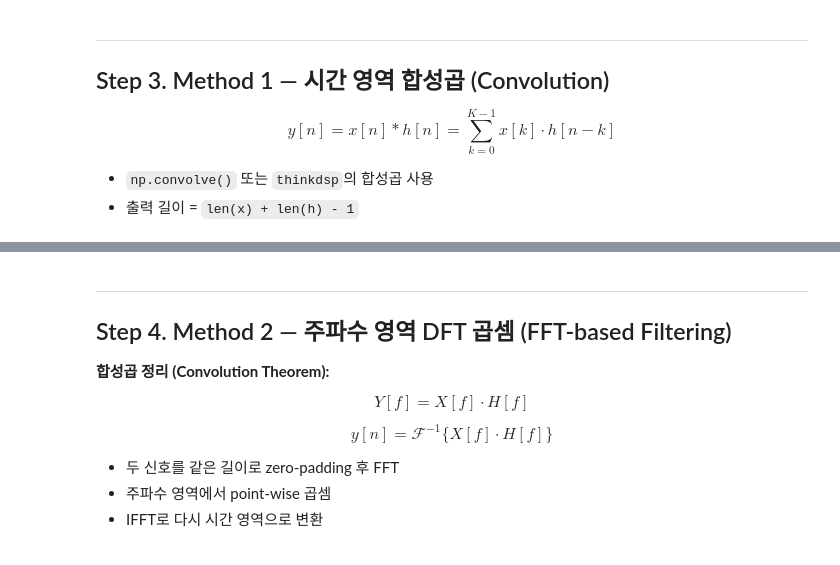
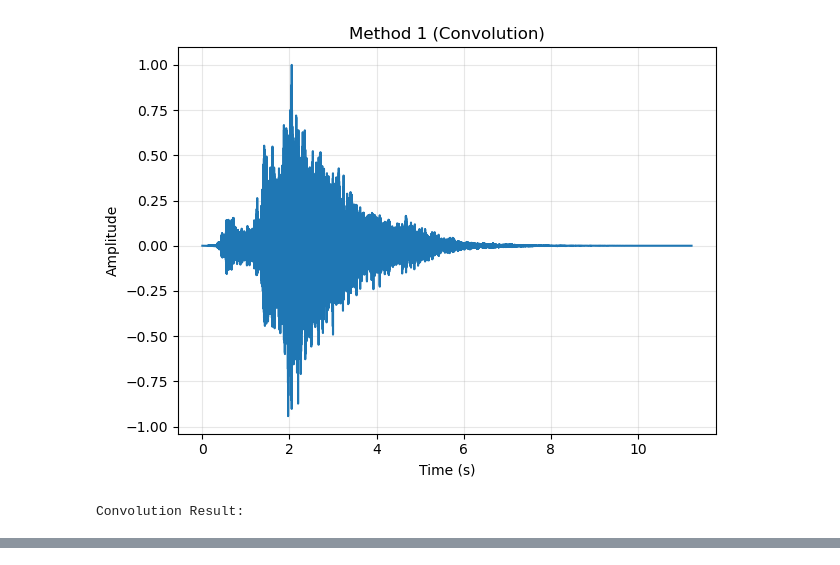
Before and after one commit to alodino/UNIV_ThinkDSP, a Jupyter notebook: code/exercises/ex12_201910936김연수.ipynb, the cells around one changed output, grey strips where cells are left out. Saved outputs shown, nothing was run; the diff lists cells and outputs as text; code cells hidden in the pictures.

```diff
--- a/code/exercises/ex12_201910936김연수.ipynb
+++ b/code/exercises/ex12_201910936김연수.ipynb
@@ -116,9 +78 @@ dry_wave.make_audio()
-# %% [markdown]
----
-## Step 3. Method 1 — 시간 영역 합성곱 (Convolution)
-
-$$y[n] = x[n] * h[n] = \sum_{k=0}^{K-1} x[k] \cdot h[n-k]$$
-
-- `np.convolve()` 또는 `thinkdsp`의 합성곱 사용
-- 출력 길이 = `len(x) + len(h) - 1`
 # %%
@@ -151,13 +101,17 @@ print(f'  출력 길이  : {conv_wave.duration:.3f} sec')
 # %%
-# Method 1 결과 파형 시각화
+# Method 1 Visualization
+
 conv_wave.plot()
-plt.title('Method 1: 시간 영역 합성곱 결과 (Convolution)')
+plt.title('Method 1 (Convolution)')
 plt.xlabel('Time (s)')
 plt.ylabel('Amplitude')
 plt.grid(True, alpha=0.3)
 plt.tight_layout()
 plt.show()
 
-# 청취
-print('▶ Method 1 결과 재생 (Convolution):')
+# Sound Result
+print('Convolution Result:')
 conv_wave.make_audio()
+# %% [output]
+[figure, added]
+Convolution Result:
@@ -164,14 +119 @@ conv_wave.make_audio()
-# %% [markdown]
----
-## Step 4. Method 2 — 주파수 영역 DFT 곱셈 (FFT-based Filtering)
-
-**합성곱 정리 (Convolution Theorem):**
-
-$$Y[f] = X[f] \cdot H[f]$$
-
-$$y[n] = \mathcal{F}^{-1}\{X[f] \cdot H[f]\}$$
-
-- 두 신호를 같은 길이로 zero-padding 후 FFT
-- 주파수 영역에서 point-wise 곱셈
-- IFFT로 다시 시간 영역으로 변환
 # %%
```
Also changed, not shown: parts of 26 cells of this notebook, 3 other files.
